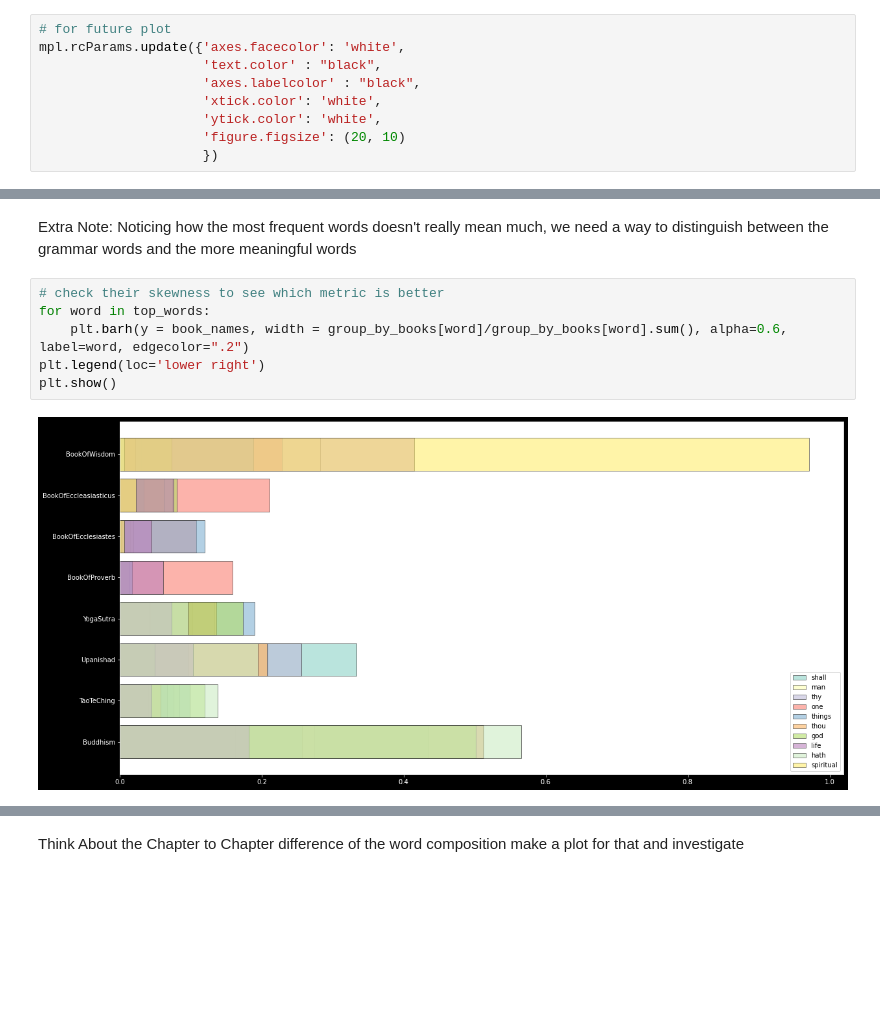
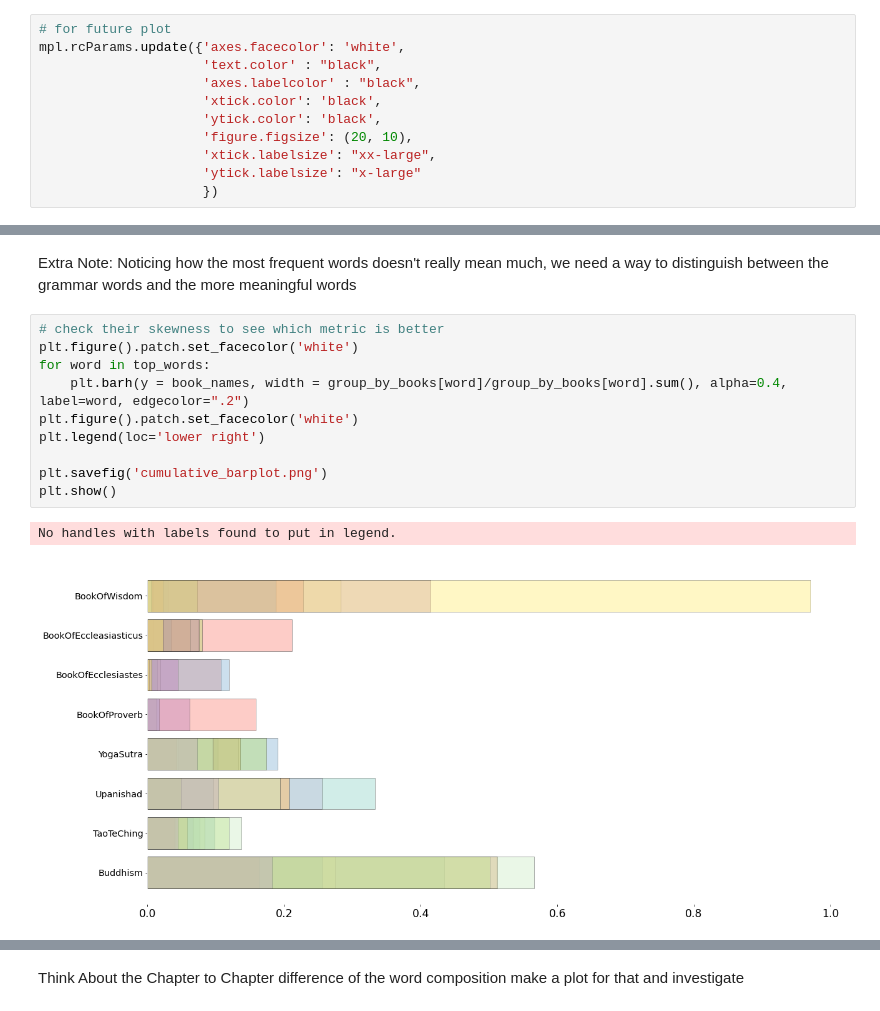
Before and after one commit to Barry0121/Religious-Text-Analysis-NLP, a Jupyter notebook: Beginner Track/barry.ipynb, the cells around one changed output, grey strips where cells are left out. Cells and saved outputs as stored; diff of their text form; blank space fills up the shorter version.

```diff
--- a/Beginner Track/barry.ipynb
+++ b/Beginner Track/barry.ipynb
@@ -50,9 +50,11 @@ General Trend Investigation
 mpl.rcParams.update({'axes.facecolor': 'white',
                      'text.color' : "black",
                      'axes.labelcolor' : "black",
-                     'xtick.color': 'white',
-                     'ytick.color': 'white',
-                     'figure.figsize': (20, 10)
+                     'xtick.color': 'black',
+                     'ytick.color': 'black',
+                     'figure.figsize': (20, 10),
+                     'xtick.labelsize': "xx-large",
+                     'ytick.labelsize': "x-large"
                      })
 # %% [markdown]
 Plot the overall word count
@@ -121,9 +145,14 @@ top_words = group_by_books.sum(axis=0)[group_by_books.sum(axis=0)!=0].sort_value
 Extra Note: Noticing how the most frequent words doesn't really mean much, we need a way to distinguish between the grammar words and the more meaningful words
 # %%
 # check their skewness to see which metric is better
+plt.figure().patch.set_facecolor('white')
 for word in top_words:
-    plt.barh(y = book_names, width = group_by_books[word]/group_by_books[word].sum(), alpha=0.6, label=word, edgecolor=".2")
+    plt.barh(y = book_names, width = group_by_books[word]/group_by_books[word].sum(), alpha=0.4, label=word, edgecolor=".2")
+plt.figure().patch.set_facecolor('white')
 plt.legend(loc='lower right')
+
+plt.savefig('cumulative_barplot.png')
 plt.show()
 # %% [output]
+No handles with labels found to put in legend.
-[figure, old version]
+[figure, new version]
```
Also changed, not shown: parts of 6 cells of this notebook, 8 other files.
